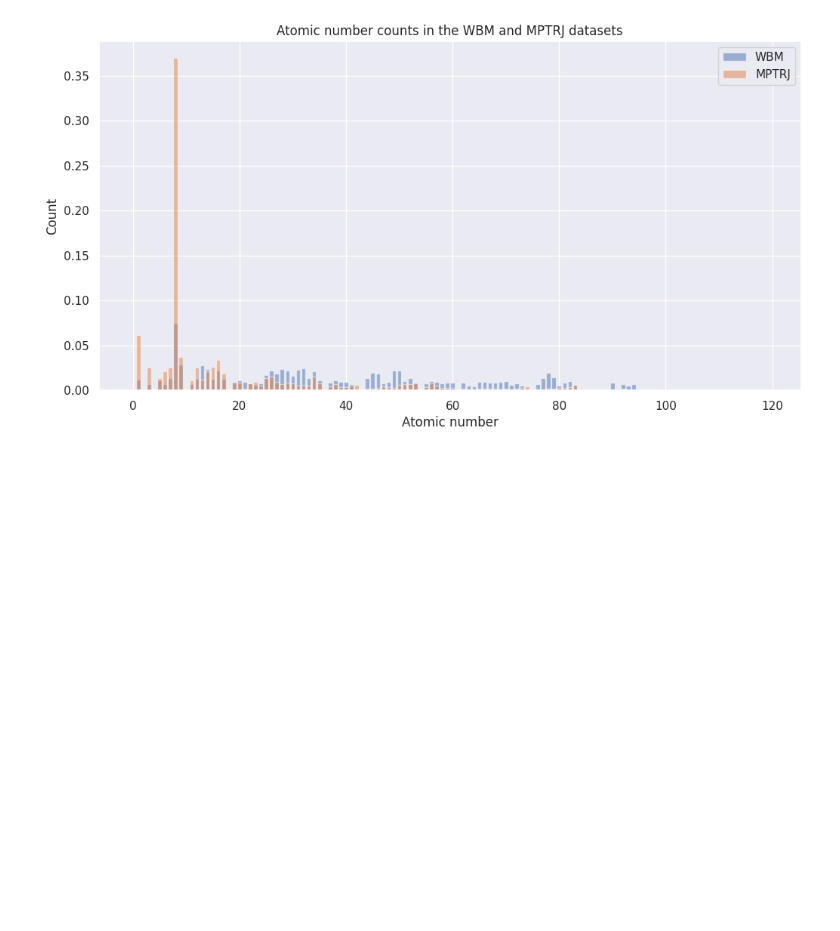
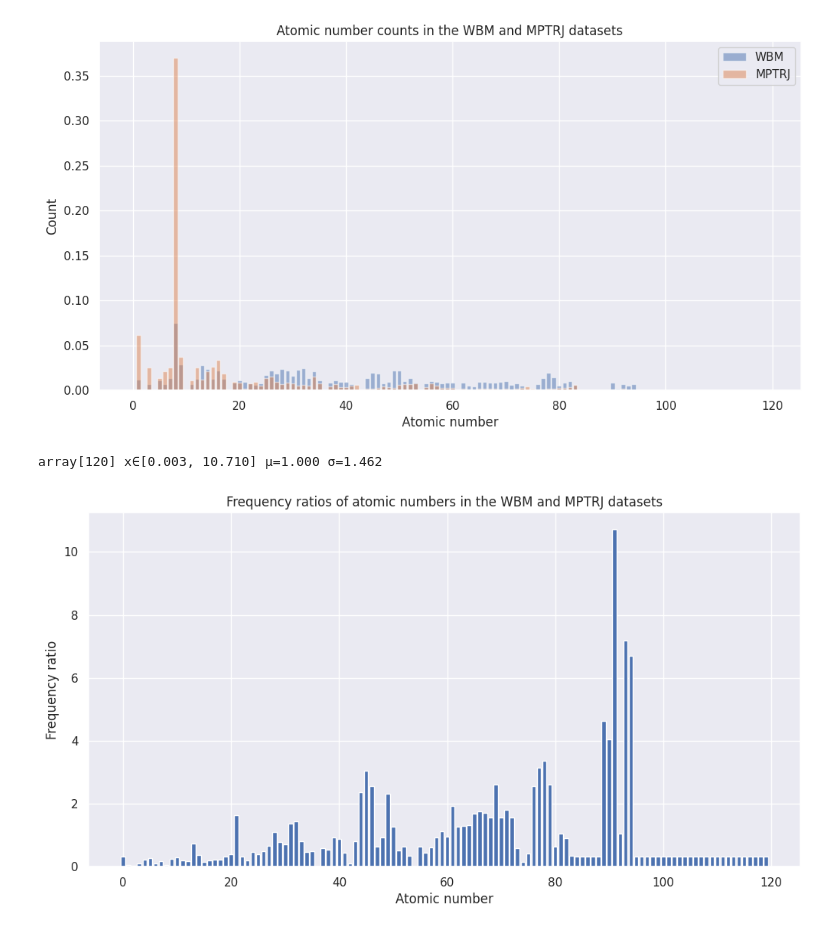
Before and after one commit to Lingyu-Kong/JMP-Peft, a Jupyter notebook: notebooks/wbm-download.ipynb, the cells around one changed output. Saved outputs shown, nothing was run; the diff lists cells and outputs as text; code cells hidden in the pictures; blank space fills up the shorter version.

```diff
--- a/notebooks/wbm-download.ipynb
+++ b/notebooks/wbm-download.ipynb
@@ -102,3 +102,36 @@ plt.legend()
 plt.show()
 # %% [output]
 [figure]
+# %%
+import numpy as np
+
+
+def compute_freq_ratios(wbm_occurrences, mptrj_occurrences, epsilon=1e-6):
+    # Compute frequencies
+    wbm_freq = wbm_occurrences / np.sum(wbm_occurrences)
+    mptrj_freq = mptrj_occurrences / np.sum(mptrj_occurrences)
+
+    # Compute ratios, adding epsilon to avoid division by zero
+    freq_ratios = (wbm_freq + epsilon) / (mptrj_freq + epsilon)
+
+    # Normalize ratios to keep the overall scale of the loss similar
+    freq_ratios = freq_ratios / np.mean(freq_ratios)
+
+    return freq_ratios
+
+
+# Compute the frequency ratios
+freq_ratios = compute_freq_ratios(atomic_number_counts_wbm, atomic_number_counts_mptrj)
+np.save("freq_ratios.npy", freq_ratios)
+print(freq_ratios)
+
+# Draw a bar chart of the frequency ratios
+plt.figure(figsize=(12, 6))
+plt.bar(np.arange(len(freq_ratios)), freq_ratios)
+plt.xlabel("Atomic number")
+plt.ylabel("Frequency ratio")
+plt.title("Frequency ratios of atomic numbers in the WBM and MPTRJ datasets")
+plt.show()
+# %% [output]
+array[120] x∈[0.003, 10.710] μ=1.000 σ=1.462
+[figure, added]
```
Also changed, not shown: parts of 1 cell of this notebook, 5 other files.
